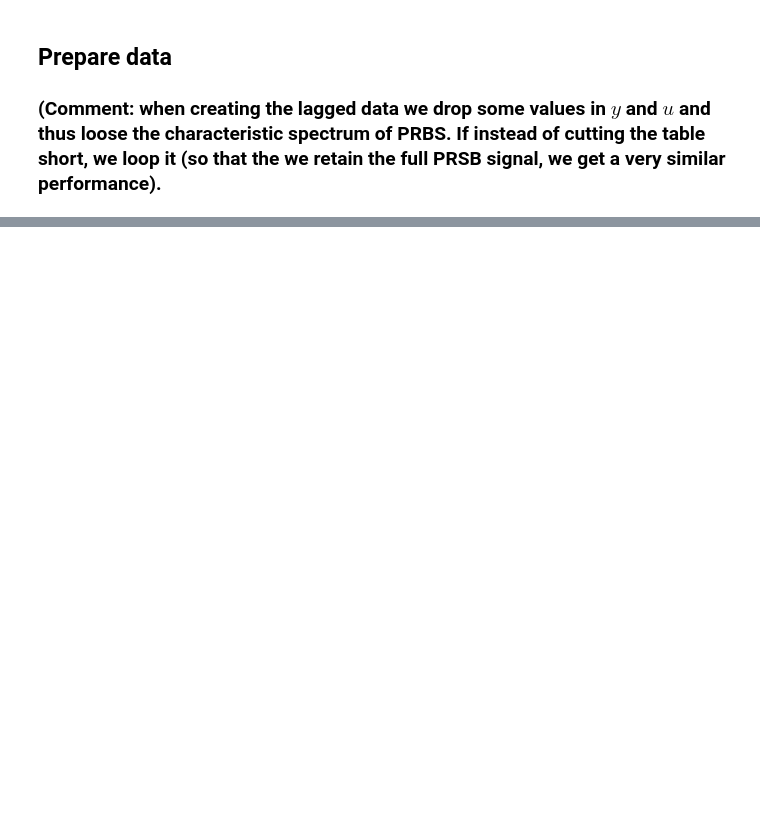
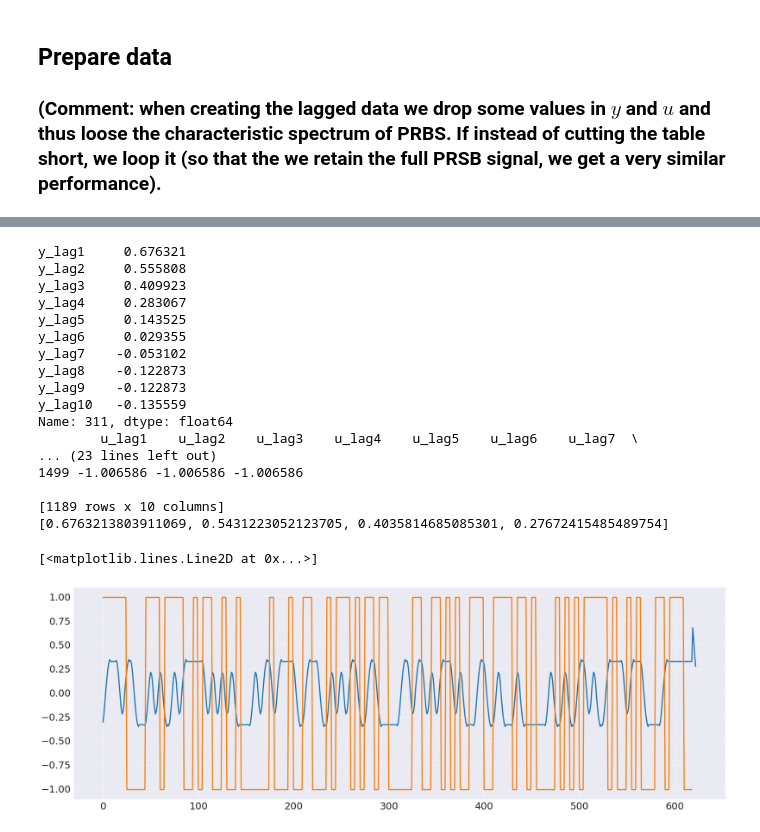
Before and after one commit to nyuhanc/BLA, a Jupyter notebook: 3_pmdarima.ipynb, the cells around one changed output, grey strips where cells are left out. Drawn from its saved outputs; the diff is of its cells as text; code cells hidden in the pictures; blank space fills up the shorter version.

```diff
--- a/3_pmdarima.ipynb
+++ b/3_pmdarima.ipynb
@@ -179,0 +143,75 @@ ValueError: When an ARIMA is fit with an X array, it must also be provided one f
+# %%
+def simulate_arima_manual(p,q,y_init, u, coeffs, steps):
+    """
+    Manually simulates an ARIMA model.
+
+    Parameters:
+    y_init: The initial conditions for the endogenous variable.
+    u: The exogenous variables for the simulation.
+    coeffs: The coefficients of the ARIMA model.
+    steps: The number of steps to simulate.
+
+    Returns:
+    A list with the simulated values.
+    """
+
+    # Initialize the simulated values with the initial conditions
+    y_sim = list(y_init)[:p]
+    e_sim = [np.sqrt(coeffs['sigma2']) for i in range(q)]  # Assume initial errors are 0
+
+    print(y_sim)
+
+
+    # For each step in the simulation
+    for t in range(steps):
+
+        # Compute the AR part
+        ar = 0#sum(coeffs[f'ar.L{i+1}'] * y_sim[i] for i in range(0, p))
+
+        # Compute the MA part
+        ma = 0#sum(coeffs[f'ma.L{i+1}'] * e_sim[i] for i in range(0, q))
+
+        # Compute the exogenous part
+        exog = sum(coeffs[f'u_lag{i+1}'] * u.iloc[t,i] for i in range(0, lag))
+
+        # Compute the prediction and error
+        y_pred = ar + ma + exog
+        e_pred = np.random.normal(0, np.sqrt(coeffs['sigma2']))
+
+        # Append the prediction and error to the simulated values
+        y_sim = np.concatenate(([y_pred],y_sim))
+        e_sim = np.concatenate(([e_pred],e_sim))
+
+    # Return the simulated values
+    return y_sim
+
+print(df_1[lagged_y].iloc[0])
+print(df_1[lagged_u])
+
+
+
+y_sim = simulate_arima_manual(p=4,q=2, y_init=df_2[lagged_y].iloc[0], u=df_2[lagged_u], coeffs=model.params(), steps=len(df_2['u']))
+
+plt.figure(figsize=(30,10))
+plt.plot(y_sim)
+plt.plot(np.asarray(df_2['u']))
+# %% [output]
+y_lag1     0.676321
+y_lag2     0.555808
+y_lag3     0.409923
+y_lag4     0.283067
+y_lag5     0.143525
+y_lag6     0.029355
+y_lag7    -0.053102
+y_lag8    -0.122873
+y_lag9    -0.122873
+y_lag10   -0.135559
+Name: 311, dtype: float64
+        u_lag1    u_lag2    u_lag3    u_lag4    u_lag5    u_lag6    u_lag7  \
+... (23 lines left out)
+1499 -1.006586 -1.006586 -1.006586
+
+[1189 rows x 10 columns]
+[0.6763213803911069, 0.5431223052123705, 0.4035814685085301, 0.27672415485489754]
+[<matplotlib.lines.Line2D at 0x...>]
+[figure, added]
```
Also changed, not shown: parts of 4 cells of this notebook, 1 other file.
